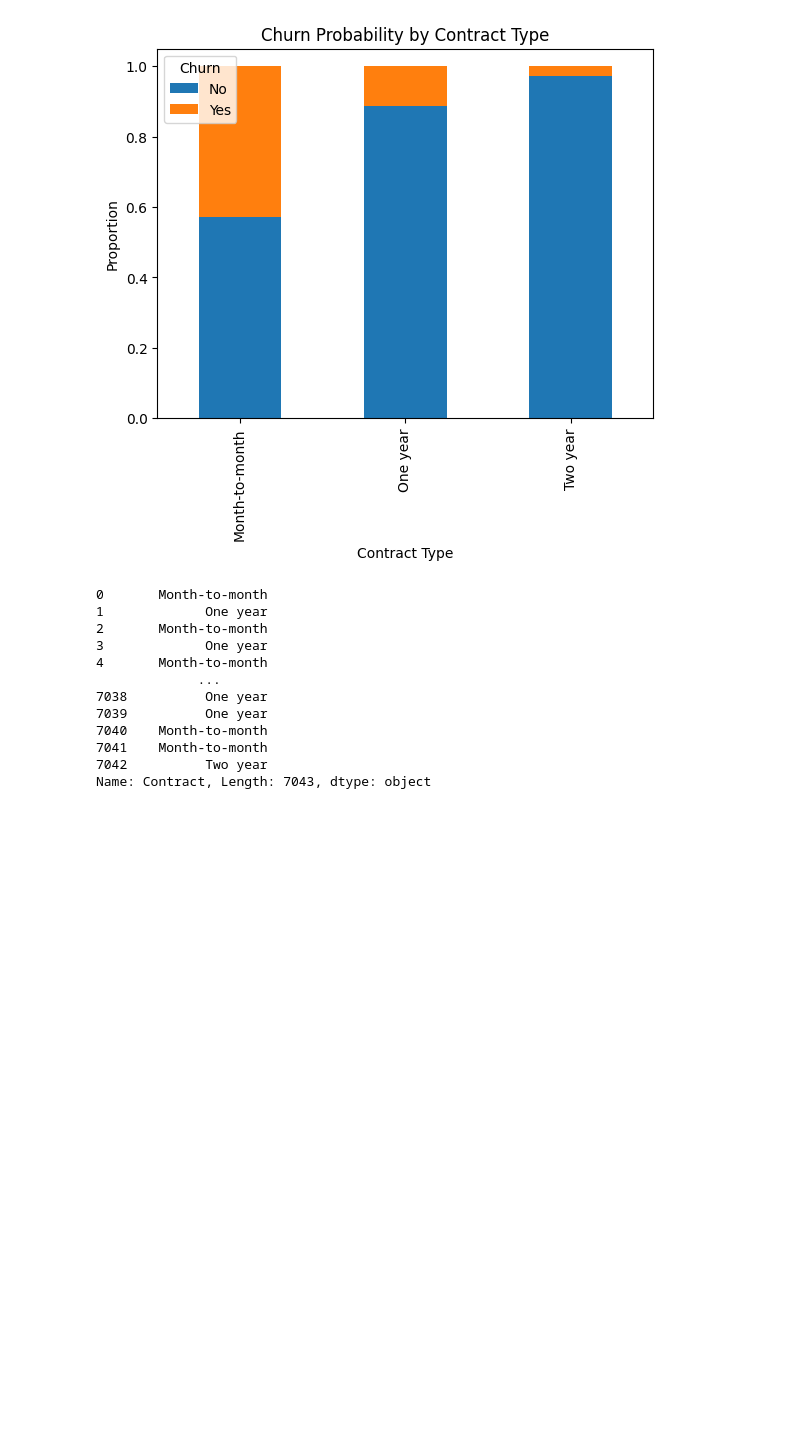
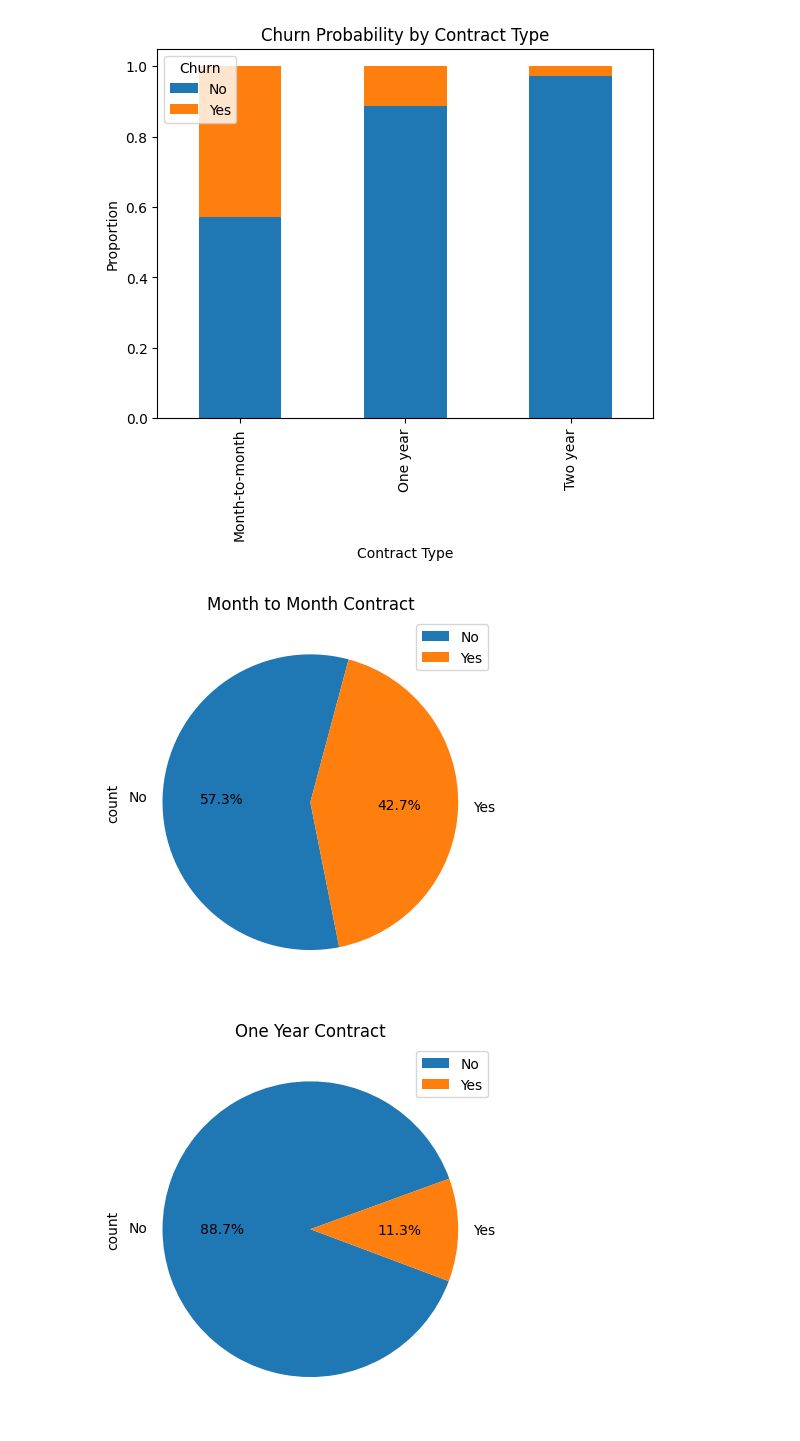
Before and after one commit to asa1997/CarPricePrediction, a Jupyter notebook: Telecom_Customer_Churn/Telecom_CustomerChurn.ipynb, the cells around one changed output. Cells and saved outputs as stored; diff of their text form; code cells hidden in the pictures; blank space fills up the shorter version.

```diff
--- a/Telecom_Customer_Churn/Telecom_CustomerChurn.ipynb
+++ b/Telecom_Customer_Churn/Telecom_CustomerChurn.ipynb
@@ -181,18 +181,23 @@ plt.xlabel('Contract Type')
 plt.show()
 # %% [output]
 [figure]
-# %%
-churn_data['Contract']
-# %% [output]
-0       Month-to-month
-1             One year
-2       Month-to-month
-3             One year
-4       Month-to-month
-             ...
-7038          One year
-7039          One year
-7040    Month-to-month
-7041    Month-to-month
-7042          Two year
-Name: Contract, Length: 7043, dtype: object
+# %%
+pie_Contract_m2m = pd.DataFrame(churn_data[churn_data['Contract'] == "Month-to-month"]['Churn'].value_counts())
+pie_Contract_m2m.plot.pie(subplots=True, labels = pie_Contract_m2m.index.values, autopct='%1.1f%%', startangle= 75)
+plt.title('Month to Month Contract')
+plt.gca().set_aspect('equal')
+
+pie_Contract_1y = pd.DataFrame(churn_data[churn_data['Contract'] == "One year"]['Churn'].value_counts())
+pie_Contract_1y.plot.pie(subplots=True, labels = pie_Contract_1y.index.values, autopct='%1.1f%%', startangle= 20)
+plt.title('One Year Contract')
+plt.gca().set_aspect('equal')
+
+pie_Contract_2y = pd.DataFrame(churn_data[churn_data['Contract'] == "Two year"]['Churn'].value_counts())
+pie_Contract_2y.plot.pie(subplots=True, labels = pie_Contract_2y.index.values, autopct='%1.1f%%', startangle= 5)
+plt.title('Two Year Contract')
+plt.gca().set_aspect('equal')
+
+plt.show()
+# %% [output]
+[figure, added]
+[figure, added]
```
Also changed, not shown: parts of 3 cells of this notebook.
